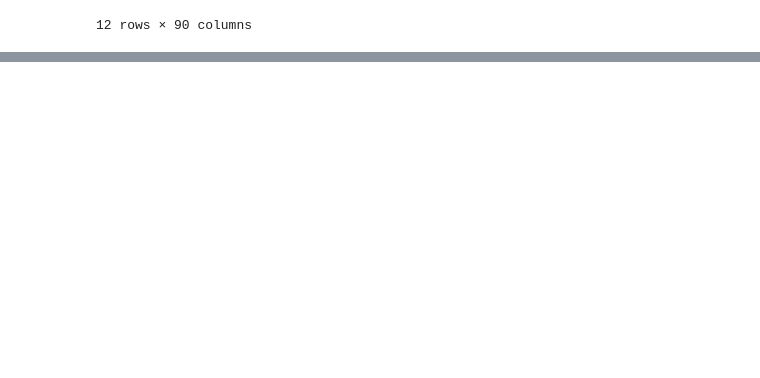
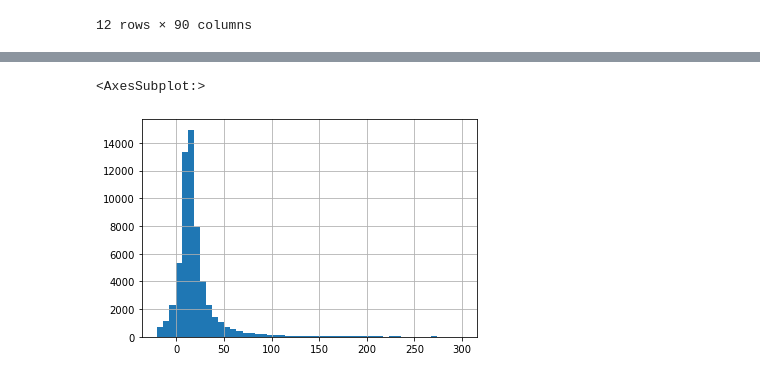
Before and after one commit to oldhiltonian/nyse-ml, a Jupyter notebook: nyse_ml/1_initial.ipynb, the cells around one changed output, grey strips where cells are left out. Cells and saved outputs as stored; diff of their text form; code cells hidden in the pictures; blank space fills up the shorter version.

```diff
--- a/nyse_ml/1_initial.ipynb
+++ b/nyse_ml/1_initial.ipynb
@@ -403,0 +404,9 @@ missing
+# %%
+inv1 = dropped_df.PE_avg
+# %%
+inv2 = inv1[(inv1 >= -20) & (inv1 <= 300)]
+# %%
+inv2.hist(bins=50)
+# %% [output]
+<AxesSubplot:>
+[figure, added]
```
Also changed, not shown: parts of 11 cells of this notebook.
